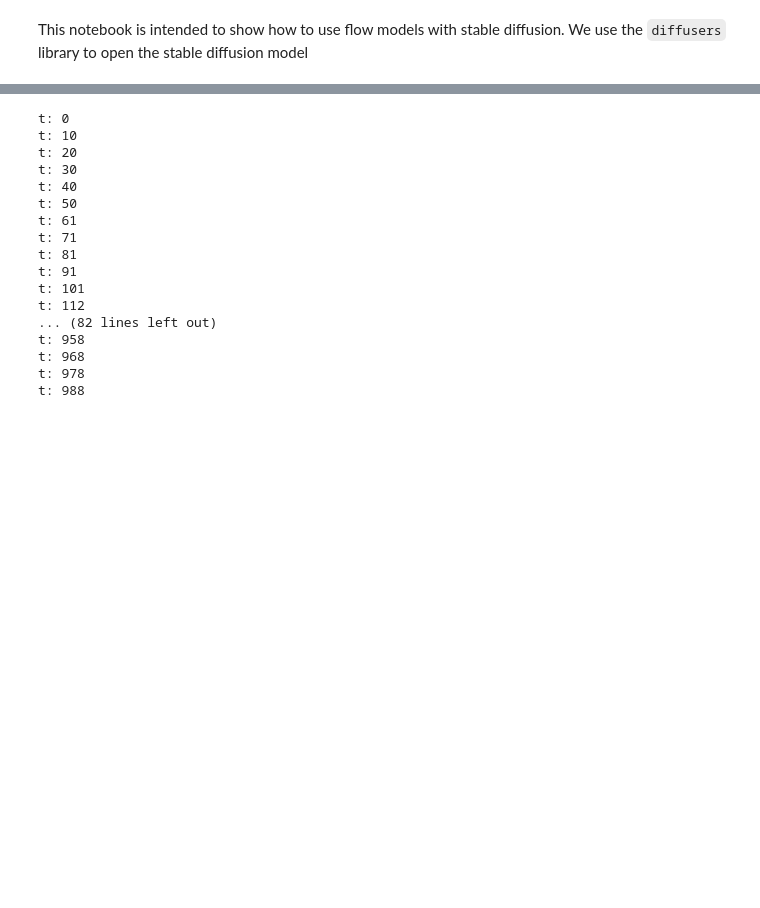
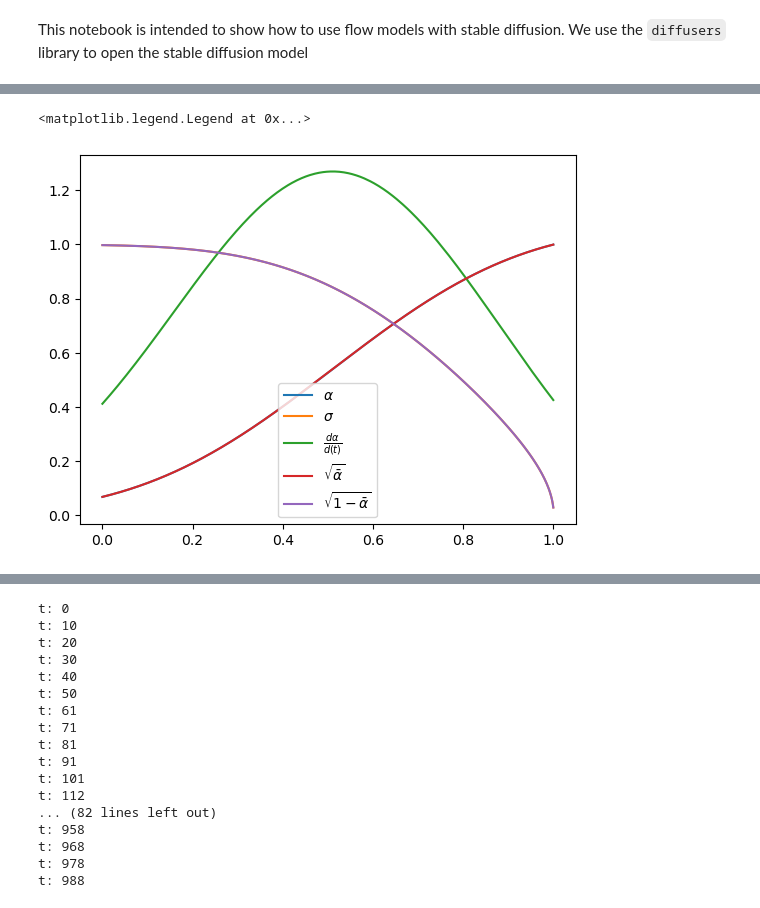
Before and after one commit to mathis-wauquiez/StageTests, a Jupyter notebook: notebooks/large_scale_generation.ipynb, the cells around one changed output, grey strips where cells are left out. Drawn from its saved outputs; the diff is of its cells as text; code cells hidden in the pictures; blank space fills up the shorter version.

```diff
--- a/notebooks/large_scale_generation.ipynb
+++ b/notebooks/large_scale_generation.ipynb
@@ -76,3 +240,16 @@ plt.legend()
+# %%
+t = torch.linspace(0, 1, 1000)
+
+plt.plot(t, fm_scheduler.alpha(t), label=r"$\alpha$")
+plt.plot(t, fm_scheduler.sigma(t), label=r"$\sigma$")
+plt.plot(t, fm_scheduler.alpha_dt(t), label=r"$\frac{d\alpha}{d(t)}$")
+# plt.plot(t, fm_scheduler.sigma_dt(t), label=r"$\frac{d\sigma}{d(t)}$")
+plt.plot(1-t, scheduler.alphas_cumprod**.5, label=r"$\sqrt{\bar{\alpha}}$")
+plt.plot(1-t, (1-scheduler.alphas_cumprod)**.5, label=r"$\sqrt{1-\bar{\alpha}}$")
+plt.legend()
+# %% [output]
+<matplotlib.legend.Legend at 0x...>
+[figure, added]
 # %%
 def epsilon_prediction(t, latents):
     """
```
Also changed, not shown: parts of 7 cells of this notebook, 21 other files.
